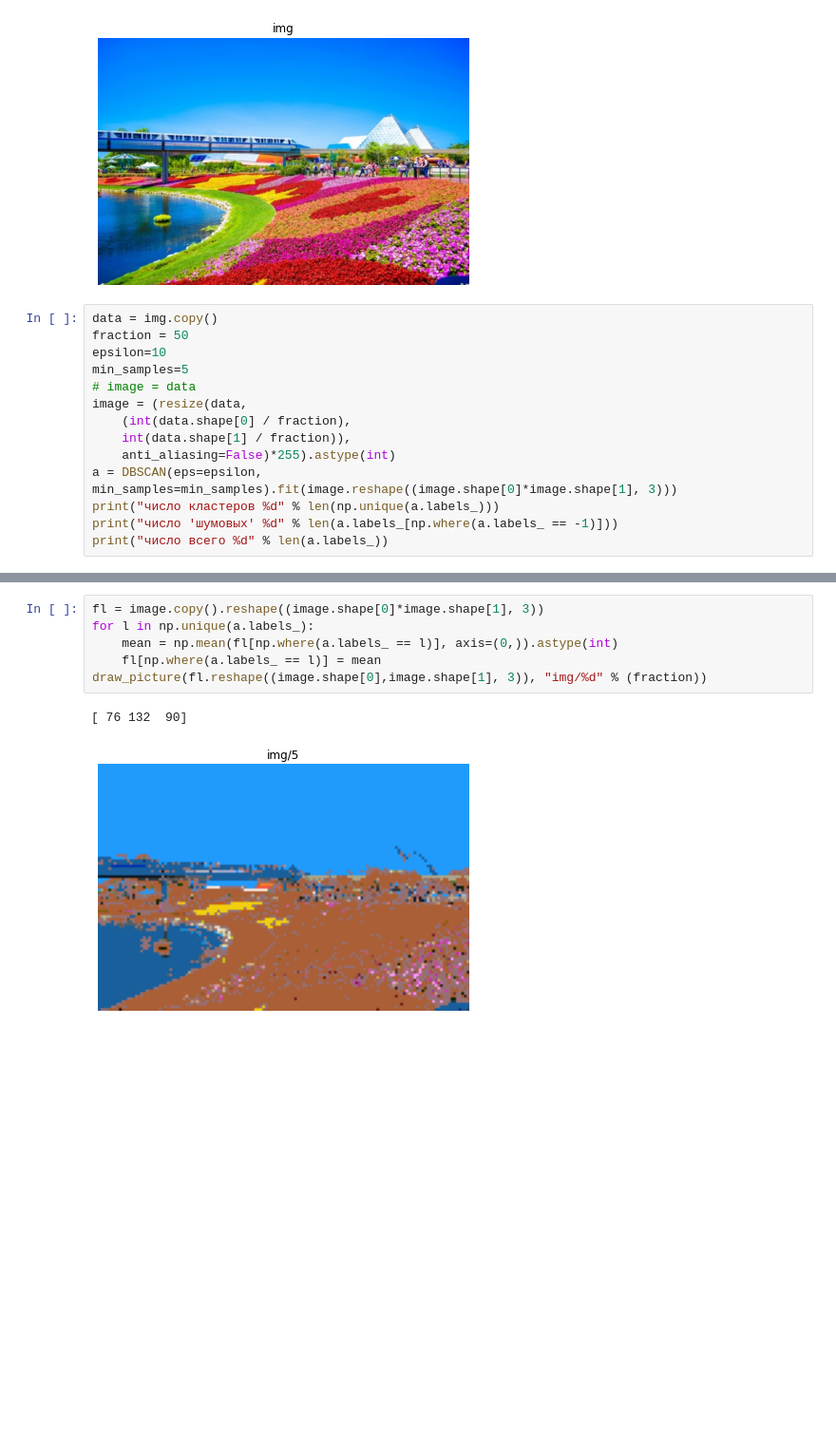
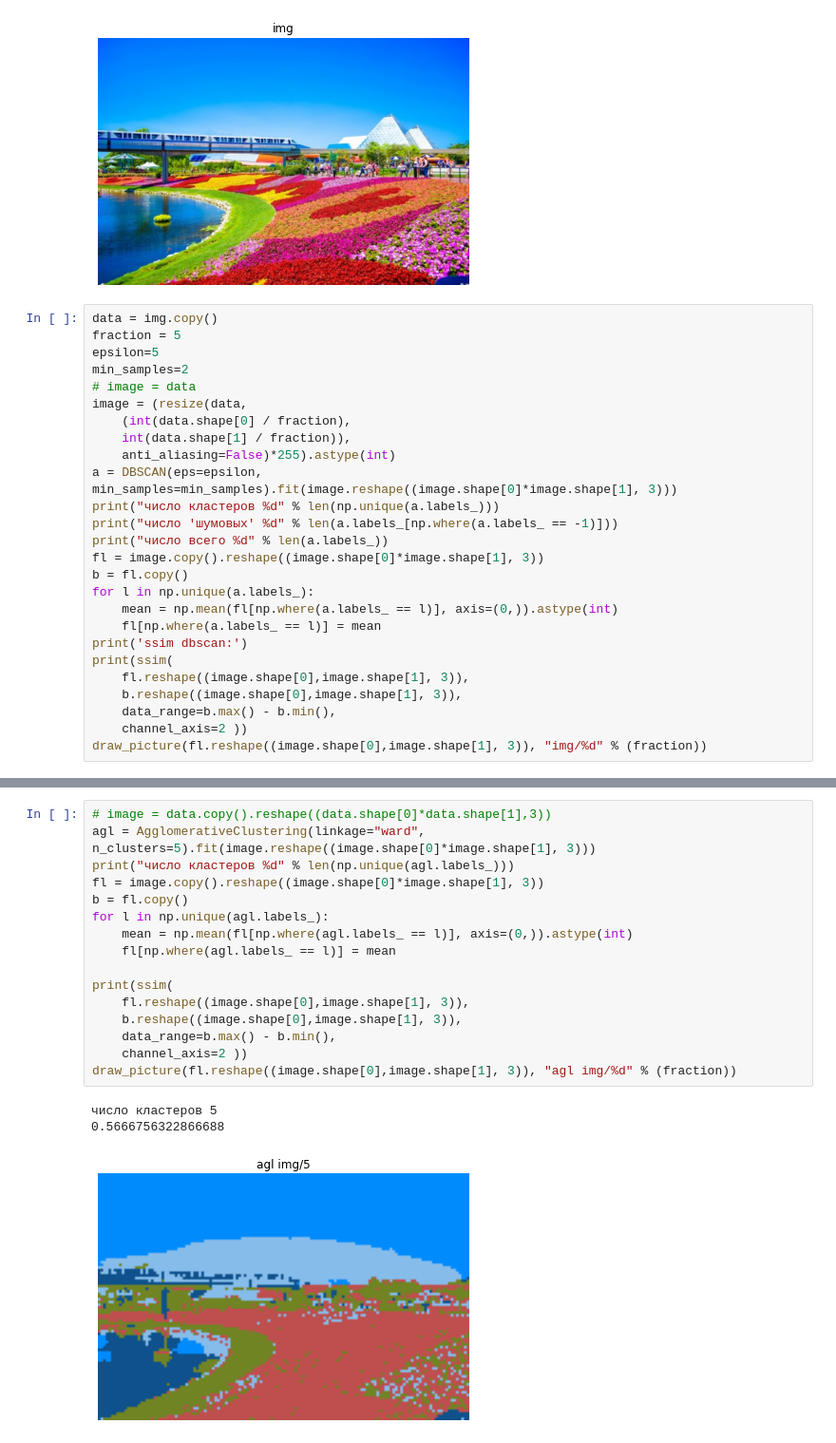
Before and after one commit to sergeimoiseev/neuro, a Jupyter notebook: feml-11-hw-10-clust/task10.ipynb, the cells around one changed output, grey strips where cells are left out. Shown at 95% size. Drawn from its saved outputs; the diff is of its cells as text; blank space fills up the shorter version.

```diff
--- a/feml-11-hw-10-clust/task10.ipynb
+++ b/feml-11-hw-10-clust/task10.ipynb
@@ -34,9 +34,9 @@ draw_picture(i_r.reshape((466,700, 3)), "img")
 [figure]
 # %%
 data = img.copy()
-fraction = 50
-epsilon=10
-min_samples=5
+fraction = 5
+epsilon=5
+min_samples=2
 # image = data
 image = (resize(data,
     (int(data.shape[0] / fraction),
@@ -46,4 +46,16 @@ a = DBSCAN(eps=epsilon, min_samples=min_samples).fit(image.reshape((image.shape[
 print("число кластеров %d" % len(np.unique(a.labels_)))
 print("число 'шумовых' %d" % len(a.labels_[np.where(a.labels_ == -1)]))
 print("число всего %d" % len(a.labels_))
+fl = image.copy().reshape((image.shape[0]*image.shape[1], 3))
+b = fl.copy()
+for l in np.unique(a.labels_):
+    mean = np.mean(fl[np.where(a.labels_ == l)], axis=(0,)).astype(int)
+    fl[np.where(a.labels_ == l)] = mean
+print('ssim dbscan:')
+print(ssim(
+    fl.reshape((image.shape[0],image.shape[1], 3)),
+    b.reshape((image.shape[0],image.shape[1], 3)),
+    data_range=b.max() - b.min(),
+    channel_axis=2 ))
+draw_picture(fl.reshape((image.shape[0],image.shape[1], 3)), "img/%d" % (fraction))
 # %% [output]
@@ -53,11 +68,22 @@ print("число всего %d" % len(a.labels_))
 # %%
+# image = data.copy().reshape((data.shape[0]*data.shape[1],3))
+agl = AgglomerativeClustering(linkage="ward", n_clusters=5).fit(image.reshape((image.shape[0]*image.shape[1], 3)))
+print("число кластеров %d" % len(np.unique(agl.labels_)))
 fl = image.copy().reshape((image.shape[0]*image.shape[1], 3))
-for l in np.unique(a.labels_):
-    mean = np.mean(fl[np.where(a.labels_ == l)], axis=(0,)).astype(int)
-    fl[np.where(a.labels_ == l)] = mean
-draw_picture(fl.reshape((image.shape[0],image.shape[1], 3)), "img/%d" % (fraction))
+b = fl.copy()
+for l in np.unique(agl.labels_):
+    mean = np.mean(fl[np.where(agl.labels_ == l)], axis=(0,)).astype(int)
+    fl[np.where(agl.labels_ == l)] = mean
+
+print(ssim(
+    fl.reshape((image.shape[0],image.shape[1], 3)),
+    b.reshape((image.shape[0],image.shape[1], 3)),
+    data_range=b.max() - b.min(),
+    channel_axis=2 ))
+draw_picture(fl.reshape((image.shape[0],image.shape[1], 3)), "agl img/%d" % (fraction))
 # %% [output]
-[ 76 132  90]
+число кластеров 5
+0.5666756322866688
-[figure, old version]
+[figure, new version]
 # %%
 setup = [
```
Also changed, not shown: parts of 5 cells of this notebook.
